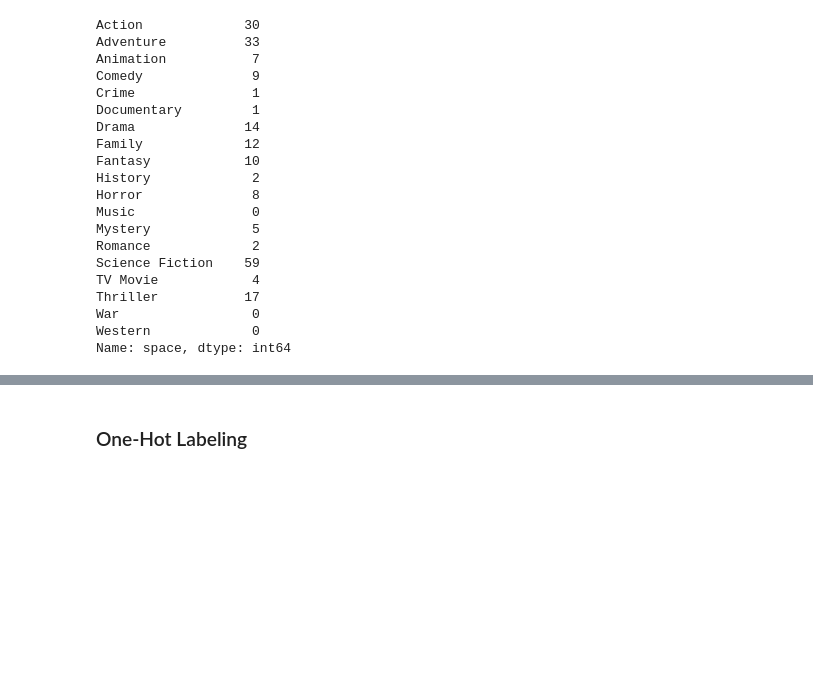
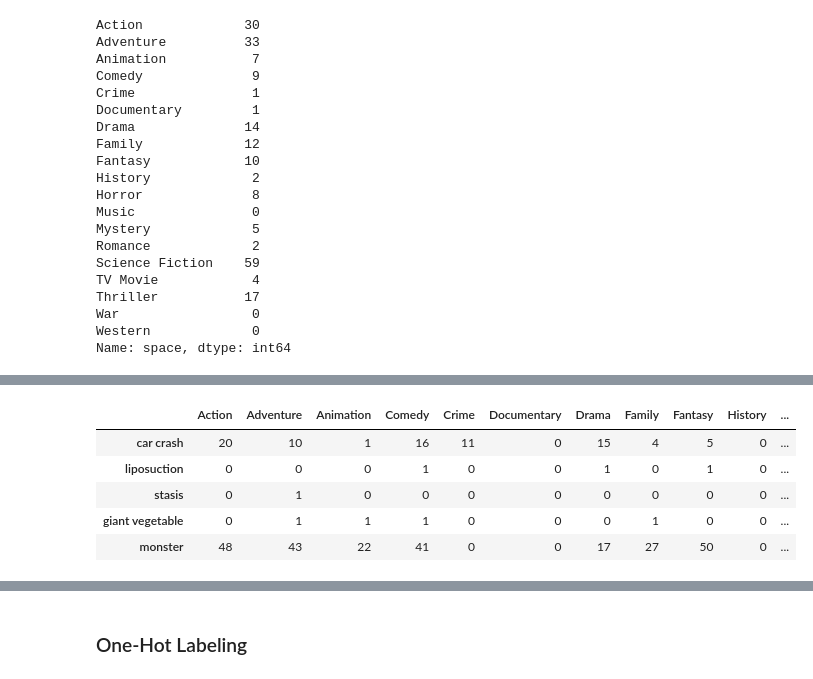
Before and after one commit to fadeeva/normal_projects, a Jupyter notebook: Popular_10000_movies_listed_on_TMDb/Data_Prepare.ipynb, the cells around one changed output, grey strips where cells are left out. Drawn from its saved outputs; the diff is of its cells as text; code cells hidden in the pictures; blank space fills up the shorter version.

```diff
--- a/Popular_10000_movies_listed_on_TMDb/Data_Prepare.ipynb
+++ b/Popular_10000_movies_listed_on_TMDb/Data_Prepare.ipynb
@@ -649,0 +661,10 @@ uk.describe()
+# %%
+uk = pd.read_csv('data/unique_keywords_genres_count.csv', index_col=0)
+uk.head()
+# %% [output]
+|  | Action | Adventure | Animation | Comedy | Crime | Documentary | Drama | Family | Fantasy | History | ... |
+| car crash | 20 | 10 | 1 | 16 | 11 | 0 | 15 | 4 | 5 | 0 | ... |
+| liposuction | 0 | 0 | 0 | 1 | 0 | 0 | 1 | 0 | 1 | 0 | ... |
+| stasis | 0 | 1 | 0 | 0 | 0 | 0 | 0 | 0 | 0 | 0 | ... |
+| giant vegetable | 0 | 1 | 1 | 1 | 0 | 0 | 0 | 1 | 0 | 0 | ... |
+| monster | 48 | 43 | 22 | 41 | 0 | 0 | 17 | 27 | 50 | 0 | ... |
```
Also changed, not shown: parts of 5 cells of this notebook.
